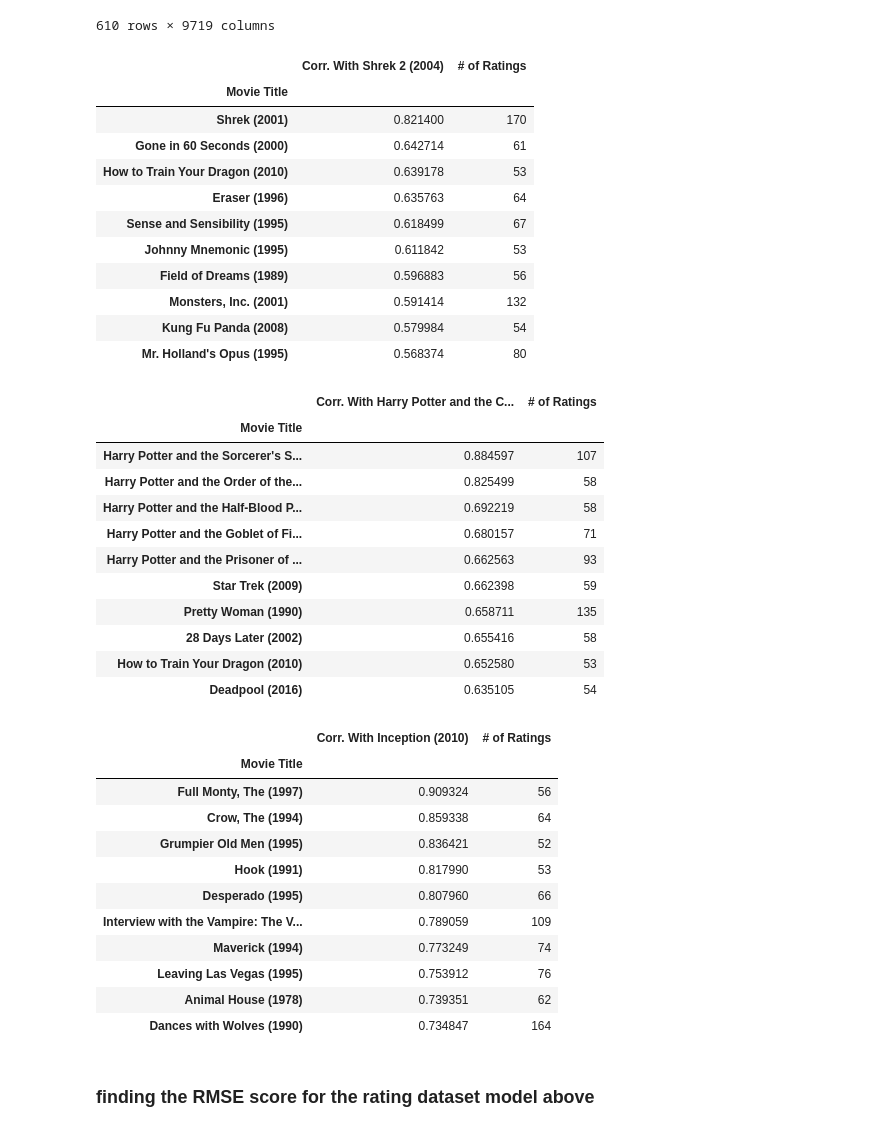
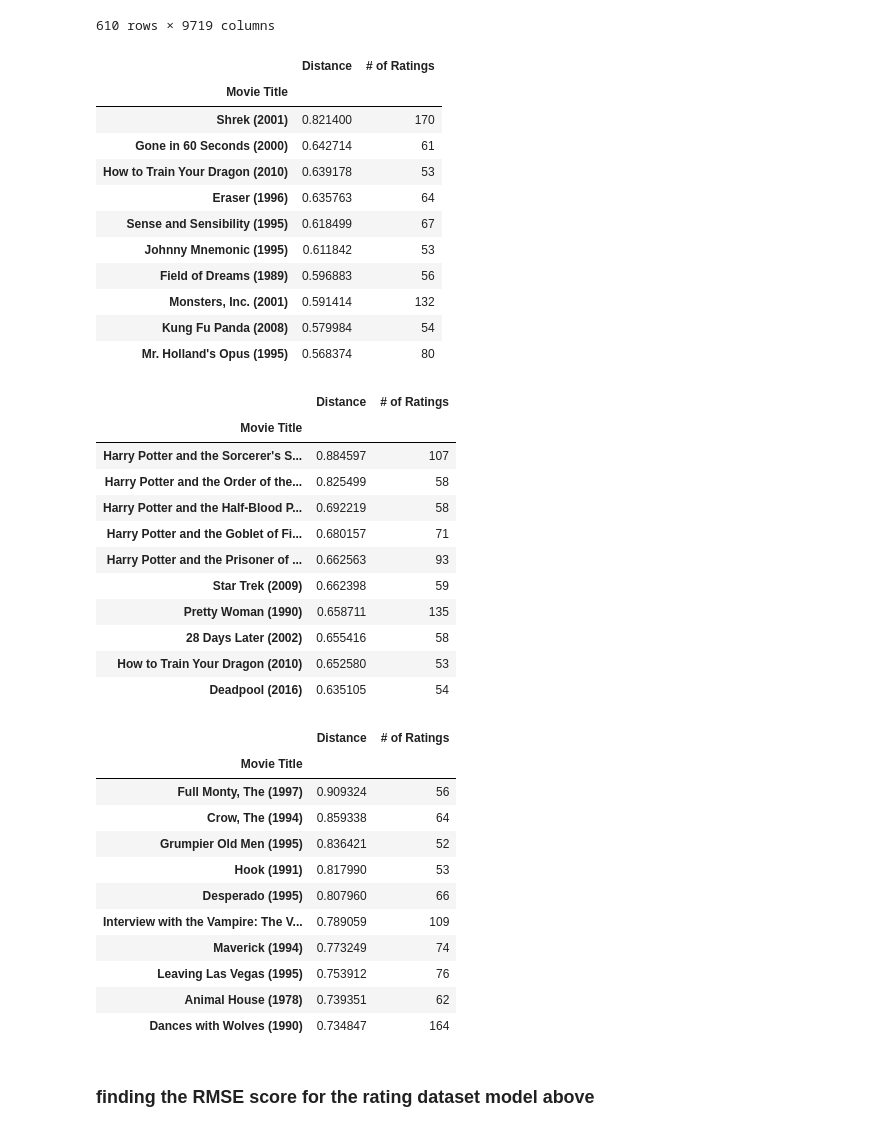
Before and after one commit to asval211/movie_recommendations, a Jupyter notebook: notebooks/mallory/final_notebook.ipynb, the cells around one changed output. Cells and saved outputs as stored; diff of their text form; code cells hidden in the pictures.

```diff
--- a/notebooks/mallory/final_notebook.ipynb
+++ b/notebooks/mallory/final_notebook.ipynb
@@ -185,9 +185,9 @@ def movie_recommendations(movie_name):
     user_ratings = ratings_matrix[movie_name]
     correlation_with_movie = pd.DataFrame(ratings_matrix.corrwith(user_ratings))
     correlation_with_movie = correlation_with_movie.join(ratings_data['# of ratings'])
-    correlation_with_movie.columns = [f'Corr. With {movie_name}', '# of Ratings']
+    correlation_with_movie.columns = ['Distance', '# of Ratings']
     correlation_with_movie.index.names = ['Movie Title']
-    return correlation_with_movie[correlation_with_movie['# of Ratings'] > 50].sort_values(f'Corr. With {movie_name}', ascending = False).iloc[1:,:].head(10)
+    return correlation_with_movie[correlation_with_movie['# of Ratings'] > 50].sort_values('Distance', ascending = False).iloc[1:,:].head(10)
 # %%
 r_m = ratings_matrix.replace(np.nan, 0)
 # %%
@@ -210,7 +212,7 @@ ratings_matrix
 # %%
 movie_recommendations('Shrek 2 (2004)')
 # %% [output]
-|  | Corr. With Shrek 2 (2004) | # of Ratings |
+|  | Distance | # of Ratings |
 | Movie Title |  |  |
 | Shrek (2001) | 0.821400 | 170 |
 | Gone in 60 Seconds (2000) | 0.642714 | 61 |
@@ -225,7 +227,7 @@ movie_recommendations('Shrek 2 (2004)')
 # %%
 movie_recommendations('Harry Potter and the Chamber of Secrets (2002)')
 # %% [output]
-|  | Corr. With Harry Potter and the C... | # of Ratings |
+|  | Distance | # of Ratings |
 | Movie Title |  |  |
 | Harry Potter and the Sorcerer's S... | 0.884597 | 107 |
 | Harry Potter and the Order of the... | 0.825499 | 58 |
@@ -238,9 +240,9 @@ movie_recommendations('Harry Potter and the Chamber of Secrets (2002)')
 | How to Train Your Dragon (2010) | 0.652580 | 53 |
 | Deadpool (2016) | 0.635105 | 54 |
 # %%
-movie_recommendations('Inception (2010)', ratings_matrix, ratings_data)
+movie_recommendations('Inception (2010)')
 # %% [output]
-|  | Corr. With Inception (2010) | # of Ratings |
+|  | Distance | # of Ratings |
 | Movie Title |  |  |
 | Full Monty, The (1997) | 0.909324 | 56 |
 | Crow, The (1994) | 0.859338 | 64 |
```
Also changed, not shown: parts of 1 cell of this notebook, 1 other file.
